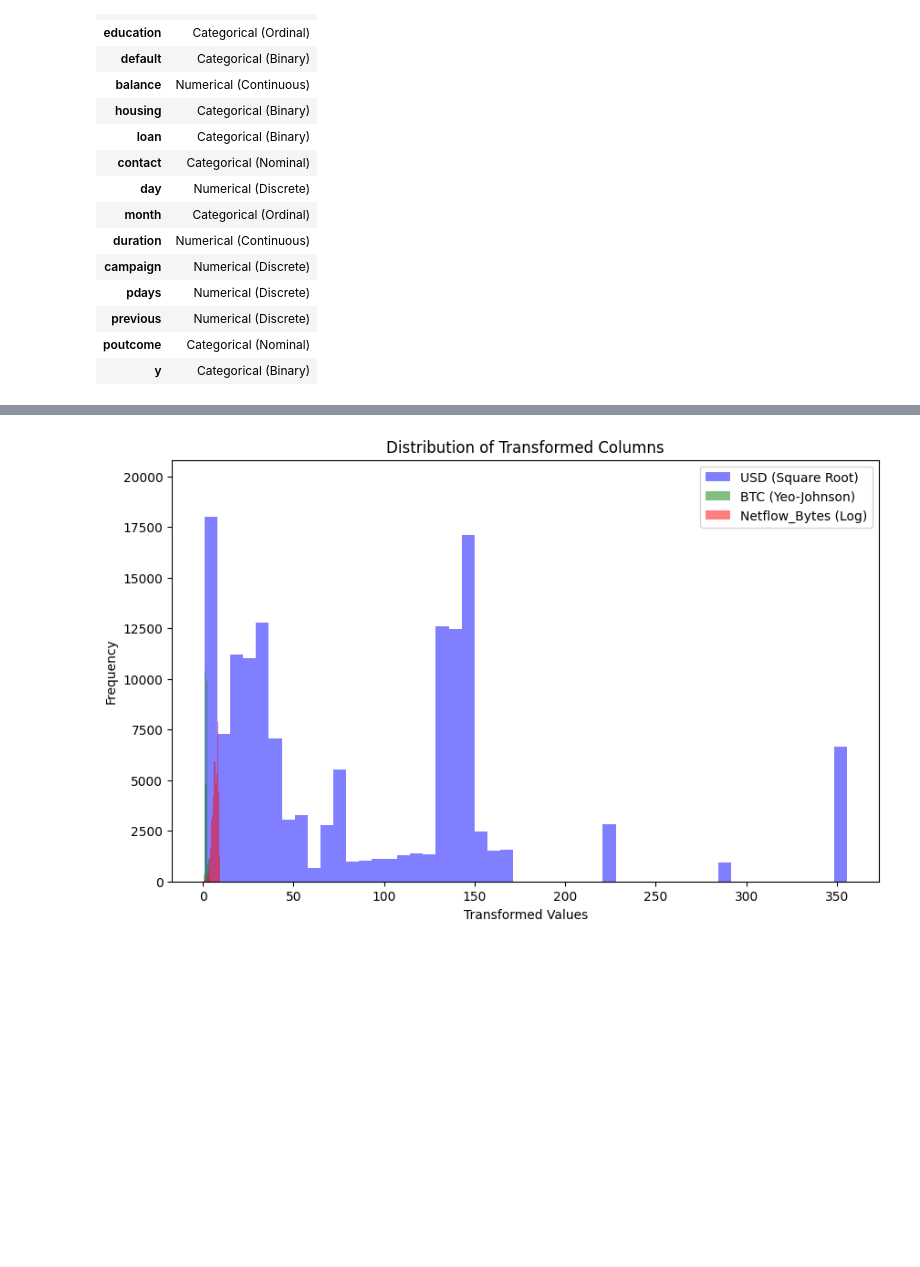
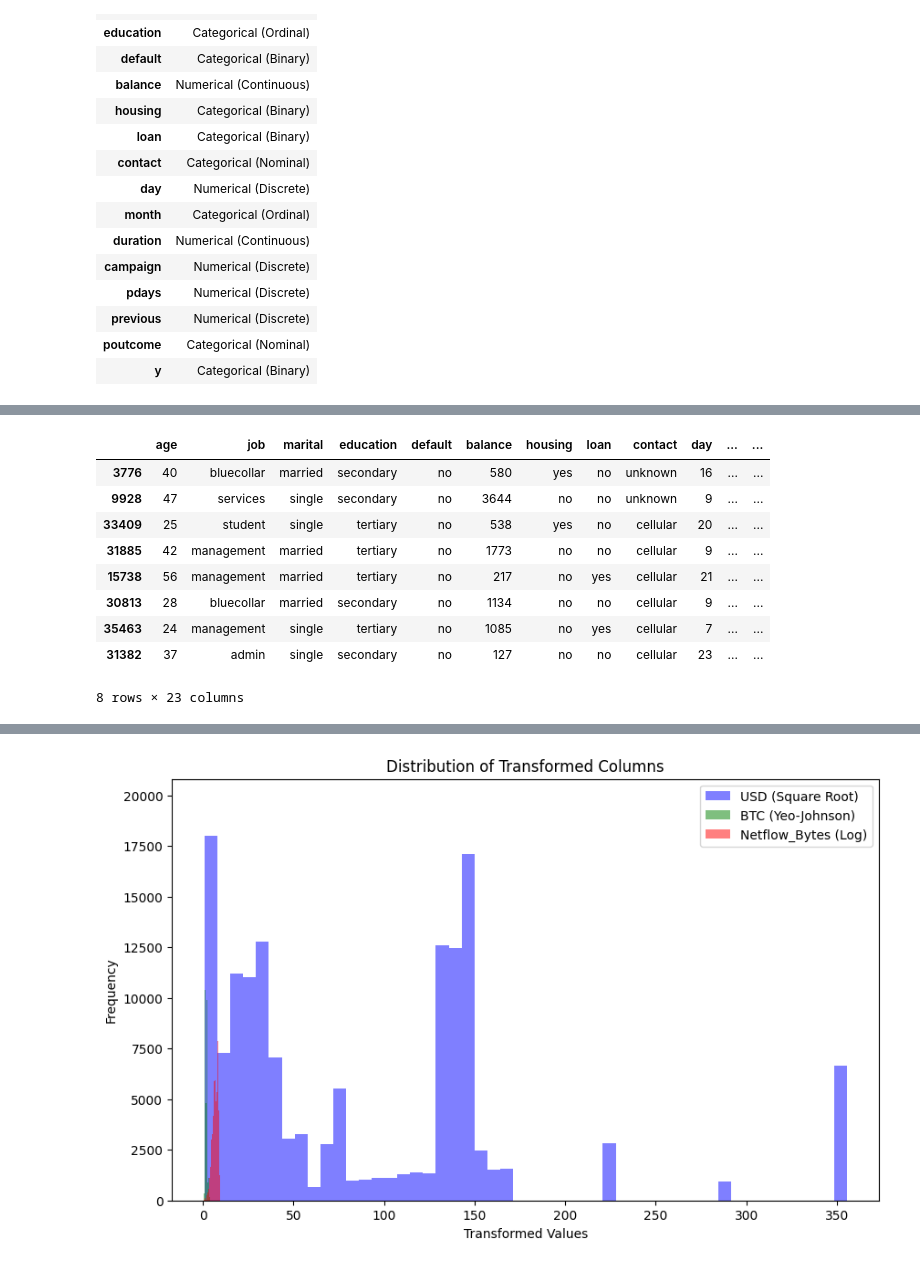
Before and after one commit to SNMaduna/MLSupervised1, a Jupyter notebook: ugransome-machine-learning-python-notebook (1) (2).ipynb, the cells around one changed output, grey strips where cells are left out. Saved outputs shown, nothing was run; the diff lists cells and outputs as text; code cells hidden in the pictures; blank space fills up the shorter version.

```diff
--- a/ugransome-machine-learning-python-notebook (1) (2).ipynb
+++ b/ugransome-machine-learning-python-notebook (1) (2).ipynb
@@ -214,0 +230,27 @@ feature
+# %%
+#####################
+#       Cell 5      #
+#####################
+# Feature columns
+## Reminder for feature engineering
+engineered_cols = [
+    'no_contacts_total',
+    'has_credit_risk',
+    'contacted_before',
+    'age_group',
+    'is_senior',
+    'is_overdrawn'
+]
+
+display(feature.sample(8, random_state=42))
+# %% [output]
+|  | age | job | marital | education | default | balance | housing | loan | contact | day | ... | ... |
+| 3776 | 40 | bluecollar | married | secondary | no | 580 | yes | no | unknown | 16 | ... | ... |
+| 9928 | 47 | services | single | secondary | no | 3644 | no | no | unknown | 9 | ... | ... |
+| 33409 | 25 | student | single | tertiary | no | 538 | yes | no | cellular | 20 | ... | ... |
+| 31885 | 42 | management | married | tertiary | no | 1773 | no | no | cellular | 9 | ... | ... |
+| 15738 | 56 | management | married | tertiary | no | 217 | no | yes | cellular | 21 | ... | ... |
+| 30813 | 28 | bluecollar | married | secondary | no | 1134 | no | no | cellular | 9 | ... | ... |
+| 35463 | 24 | management | single | tertiary | no | 1085 | no | yes | cellular | 7 | ... | ... |
+| 31382 | 37 | admin | single | secondary | no | 127 | no | no | cellular | 23 | ... | ... |
+8 rows × 23 columns
```
Also changed, not shown: parts of 8 cells of this notebook.
